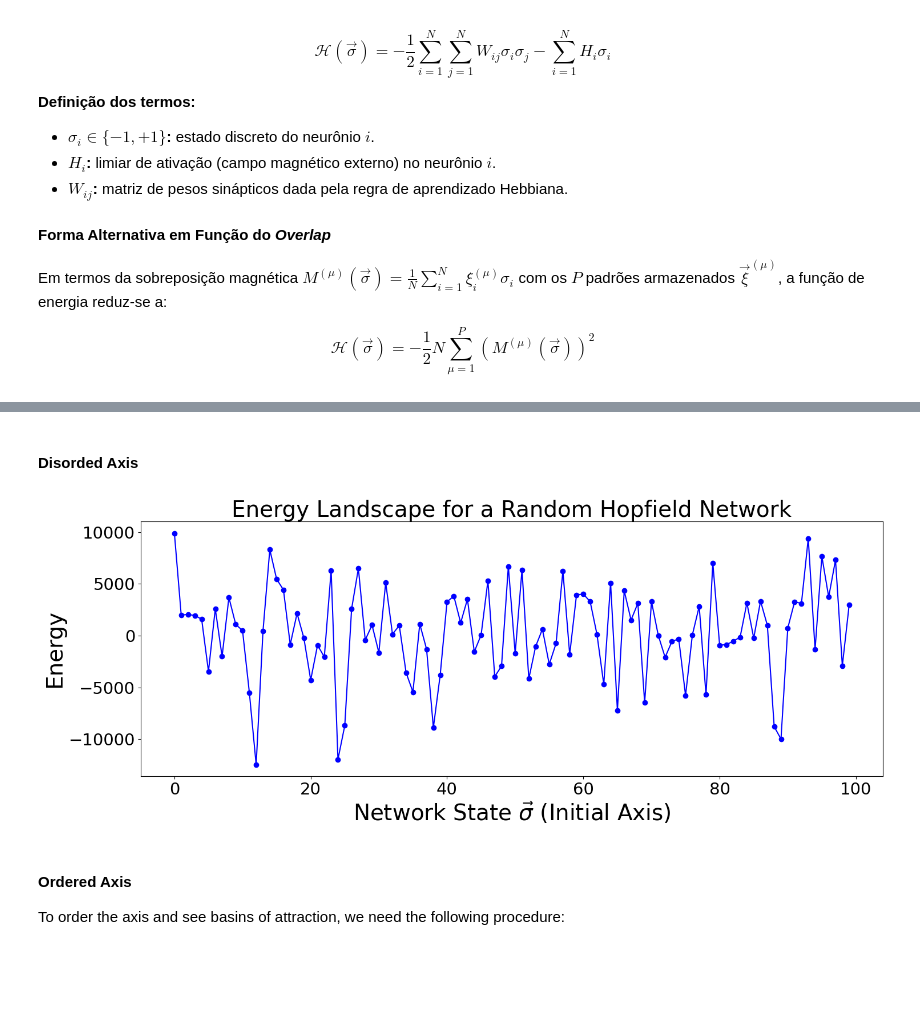
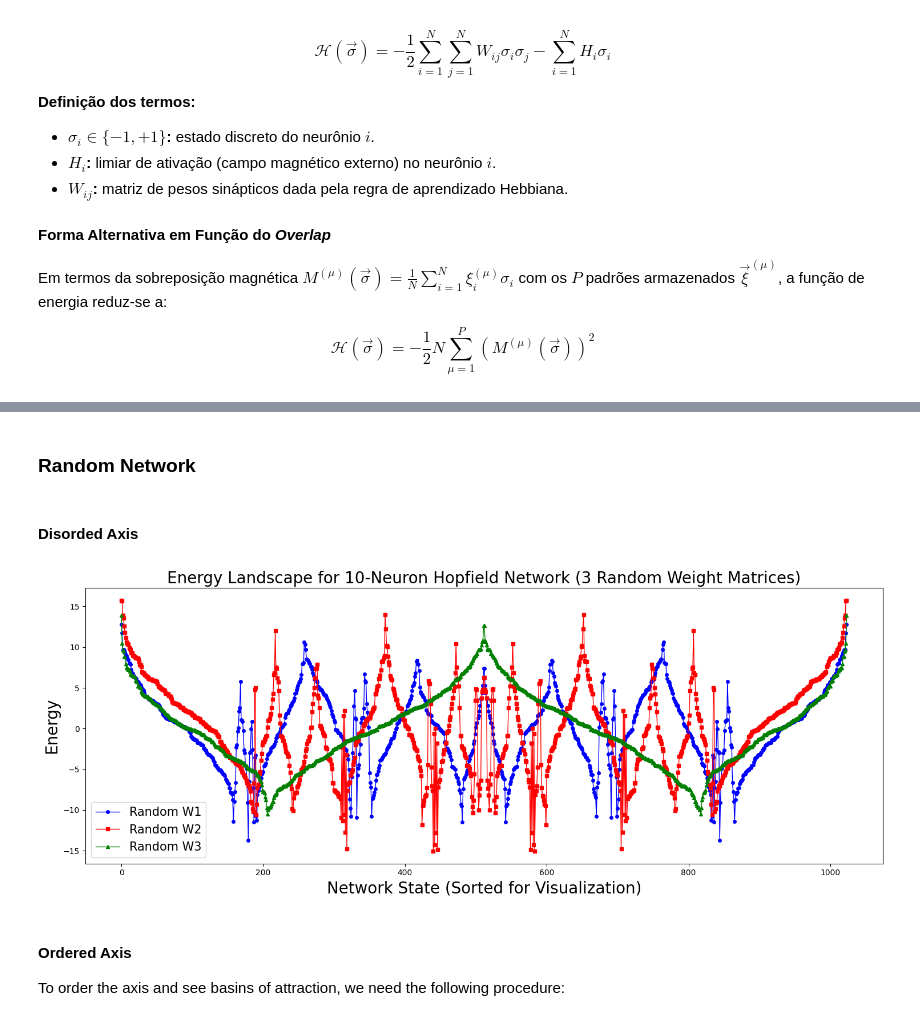
Before and after one commit to d-domeniconi/hopfield_network, a Jupyter notebook: learning_about_learning.ipynb, the cells around one changed output, grey strips where cells are left out. Drawn from its saved outputs; the diff is of its cells as text; code cells hidden in the pictures; blank space fills up the shorter version.

Commit message:
random netword / disordered axis

```diff
--- a/learning_about_learning.ipynb
+++ b/learning_about_learning.ipynb
@@ -156,3 +139,0 @@ array([[ 1,  1,  1, ...,  1,  1, -1],
-# %%
-W = hp.random_weights(len(vetor_tolkien))
-hp.see_synapses(W,figlabel = "random_weights")
@@ -161,9 +140,53 @@ hp.see_synapses(W,figlabel = "random_weights")
+# %% [markdown]
+### Random Network
 # %% [markdown]
 #### Disorded Axis
-# %%
-hp.plot_custom_energy_landscape(W, state_axis)
-# %% [output]
-[figure, removed]
+# %%
+N = 10 # Number of neurons (adjust as needed, keeping in mind 2^N states)
+all_states = hp.all_binary_states(N)
+energy_threshold_for_memories = -10 # Adjust as needed for random W
+
+plot_energies1 = []
+plot_energies2 = []
+plot_energies3 = []
+
+# Generate three random weight matrices and calculate sorted energies
+Ws = []
+for _ in range(3):
+    Ws.append(hp.random_weights(N))
+
+for i, W in enumerate(Ws):
+    initial_energies = [hp.current_energy(W, state) for state in all_states]
+    identified_memories = hp.extract_memories(W, all_states, energy_threshold=energy_threshold_for_memories)
+
+    # If no memories are identified, sort_states will use its fallback (sort by energy)
+    sorted_states = hp.sort_states(all_states, initial_energies, identified_memories)
+    sorted_energies = [hp.current_energy(W, s) for s in sorted_states]
+
+    if i == 0:
+        plot_energies1 = sorted_energies
+    elif i == 1:
+        plot_energies2 = sorted_energies
+    else:
+        plot_energies3 = sorted_energies
+
+# Plotting all three energy landscapes on a single graph
+plt.figure(figsize=(15, 6))
+
+plt.plot(plot_energies1, 'o-', color='blue', label='Random W1', markersize=4, linewidth=1)
+plt.plot(plot_energies2, 's-', color='red', label='Random W2', markersize=4, linewidth=1)
+plt.plot(plot_energies3, '^-', color='green', label='Random W3', markersize=4, linewidth=1)
+
+plt.title(f'Energy Landscape for {N}-Neuron Hopfield Network (3 Random Weight Matrices)',fontsize=20)
+plt.xlabel('Network State (Sorted for Visualization)',fontsize=20)
+plt.ylabel('Energy',fontsize=20)
+plt.legend(fontsize = 15)
+#plt.grid(True, linestyle='--', alpha=0.6)
+plt.tight_layout()
+plt.savefig("figures/random_disordered_energy.png", dpi=400)
+plt.show()
+# %% [output]
+[figure, added]
 # %% [markdown]
 #### Ordered Axis
 
```
Also changed, not shown: parts of 15 cells of this notebook, 6 other files.
